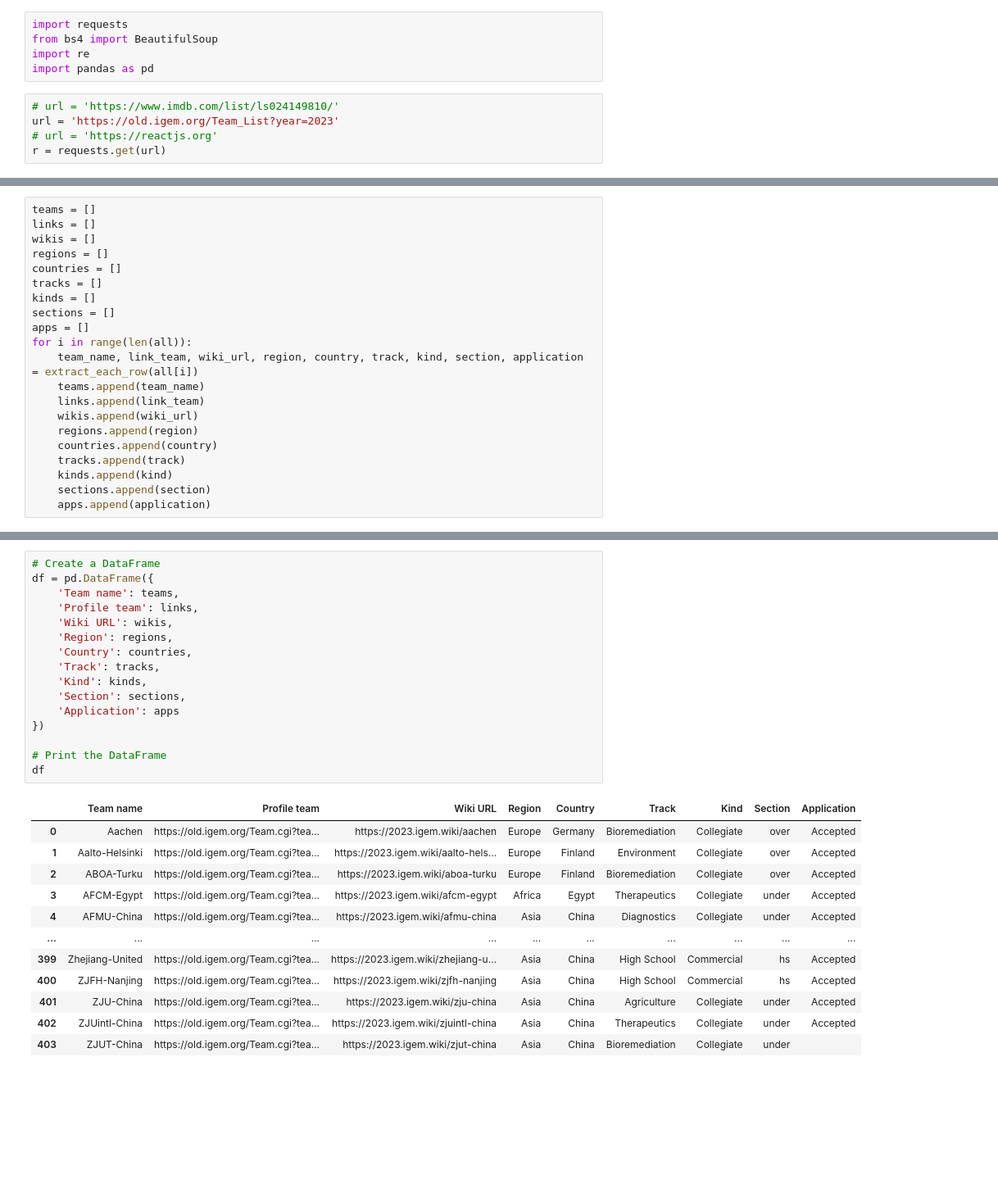
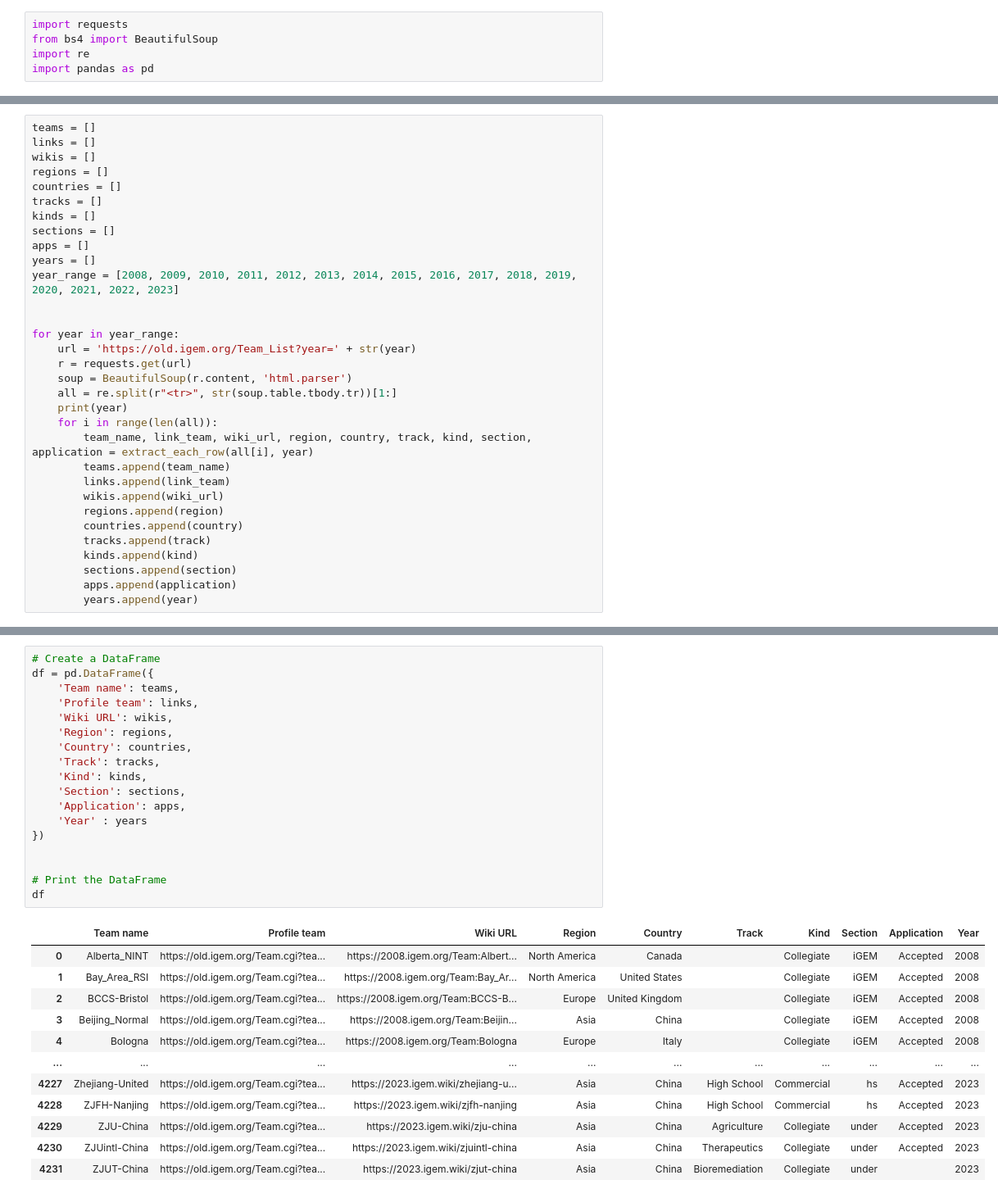
Before and after one commit to kaylaque/project-discovery-dashboard, a Jupyter notebook: scrap.ipynb, the cells around one changed output, grey strips where cells are left out. Shown at 82% size. Drawn from its saved outputs; the diff is of its cells as text; blank space fills up the shorter version.

```diff
--- a/scrap.ipynb
+++ b/scrap.ipynb
@@ -3,8 +3,3 @@ import requests
 from bs4 import BeautifulSoup
 import re
 import pandas as pd
-# %%
-# url = 'https://www.imdb.com/list/ls024149810/'
-url = 'https://old.igem.org/Team_List?year=2023'
-# url = 'https://reactjs.org'
-r = requests.get(url)
@@ -51,14 +70,25 @@ tracks = []
 kinds = []
 sections = []
 apps = []
-for i in range(len(all)):
-    team_name, link_team, wiki_url, region, country, track, kind, section, application = extract_each_row(all[i])
-    teams.append(team_name)
-    links.append(link_team)
-    wikis.append(wiki_url)
-    regions.append(region)
-    countries.append(country)
-    tracks.append(track)
-    kinds.append(kind)
-    sections.append(section)
-    apps.append(application)
+years = []
+year_range = [2008, 2009, 2010, 2011, 2012, 2013, 2014, 2015, 2016, 2017, 2018, 2019, 2020, 2021, 2022, 2023]
+
+
+for year in year_range:
+    url = 'https://old.igem.org/Team_List?year=' + str(year)
+    r = requests.get(url)
+    soup = BeautifulSoup(r.content, 'html.parser')
+    all = re.split(r"<tr>", str(soup.table.tbody.tr))[1:]
+    print(year)
+    for i in range(len(all)):
+        team_name, link_team, wiki_url, region, country, track, kind, section, application = extract_each_row(all[i], year)
+        teams.append(team_name)
+        links.append(link_team)
+        wikis.append(wiki_url)
+        regions.append(region)
+        countries.append(country)
+        tracks.append(track)
+        kinds.append(kind)
+        sections.append(section)
+        apps.append(application)
+        years.append(year)
@@ -65,29 +112,31 @@ for i in range(len(all)):
 # %%
 # Create a DataFrame
 df = pd.DataFrame({
     'Team name': teams,
     'Profile team': links,
     'Wiki URL': wikis,
     'Region': regions,
     'Country': countries,
     'Track': tracks,
     'Kind': kinds,
     'Section': sections,
-    'Application': apps
+    'Application': apps,
+    'Year' : years
 })
+
 
 # Print the DataFrame
 df
 # %% [output]
-|  | Team name | Profile team | Wiki URL | Region | Country | Track | Kind | Section | Application |
-| 0 | Aachen | https://old.igem.org/Team.cgi?tea... | https://2023.igem.wiki/aachen | Europe | Germany | Bioremediation | Collegiate | over | Accepted |
-| 1 | Aalto-Helsinki | https://old.igem.org/Team.cgi?tea... | https://2023.igem.wiki/aalto-hels... | Europe | Finland | Environment | Collegiate | over | Accepted |
-| 2 | ABOA-Turku | https://old.igem.org/Team.cgi?tea... | https://2023.igem.wiki/aboa-turku | Europe | Finland | Bioremediation | Collegiate | over | Accepted |
-| 3 | AFCM-Egypt | https://old.igem.org/Team.cgi?tea... | https://2023.igem.wiki/afcm-egypt | Africa | Egypt | Therapeutics | Collegiate | under | Accepted |
-| 4 | AFMU-China | https://old.igem.org/Team.cgi?tea... | https://2023.igem.wiki/afmu-china | Asia | China | Diagnostics | Collegiate | under | Accepted |
-| ... | ... | ... | ... | ... | ... | ... | ... | ... | ... |
-| 399 | Zhejiang-United | https://old.igem.org/Team.cgi?tea... | https://2023.igem.wiki/zhejiang-u... | Asia | China | High School | Commercial | hs | Accepted |
-| 400 | ZJFH-Nanjing | https://old.igem.org/Team.cgi?tea... | https://2023.igem.wiki/zjfh-nanjing | Asia | China | High School | Commercial | hs | Accepted |
-| 401 | ZJU-China | https://old.igem.org/Team.cgi?tea... | https://2023.igem.wiki/zju-china | Asia | China | Agriculture | Collegiate | under | Accepted |
-| 402 | ZJUintl-China | https://old.igem.org/Team.cgi?tea... | https://2023.igem.wiki/zjuintl-china | Asia | China | Therapeutics | Collegiate | under | Accepted |
-| 403 | ZJUT-China | https://old.igem.org/Team.cgi?tea... | https://2023.igem.wiki/zjut-china | Asia | China | Bioremediation | Collegiate | under |  |
+|  | Team name | Profile team | Wiki URL | Region | Country | Track | Kind | Section | Application | Year |
+| 0 | Alberta_NINT | https://old.igem.org/Team.cgi?tea... | https://2008.igem.org/Team:Albert... | North America | Canada |  | Collegiate | iGEM | Accepted | 2008 |
+| 1 | Bay_Area_RSI | https://old.igem.org/Team.cgi?tea... | https://2008.igem.org/Team:Bay_Ar... | North America | United States |  | Collegiate | iGEM | Accepted | 2008 |
+| 2 | BCCS-Bristol | https://old.igem.org/Team.cgi?tea... | https://2008.igem.org/Team:BCCS-B... | Europe | United Kingdom |  | Collegiate | iGEM | Accepted | 2008 |
+| 3 | Beijing_Normal | https://old.igem.org/Team.cgi?tea... | https://2008.igem.org/Team:Beijin... | Asia | China |  | Collegiate | iGEM | Accepted | 2008 |
+| 4 | Bologna | https://old.igem.org/Team.cgi?tea... | https://2008.igem.org/Team:Bologna | Europe | Italy |  | Collegiate | iGEM | Accepted | 2008 |
+| ... | ... | ... | ... | ... | ... | ... | ... | ... | ... | ... |
+| 4227 | Zhejiang-United | https://old.igem.org/Team.cgi?tea... | https://2023.igem.wiki/zhejiang-u... | Asia | China | High School | Commercial | hs | Accepted | 2023 |
+| 4228 | ZJFH-Nanjing | https://old.igem.org/Team.cgi?tea... | https://2023.igem.wiki/zjfh-nanjing | Asia | China | High School | Commercial | hs | Accepted | 2023 |
+| 4229 | ZJU-China | https://old.igem.org/Team.cgi?tea... | https://2023.igem.wiki/zju-china | Asia | China | Agriculture | Collegiate | under | Accepted | 2023 |
+| 4230 | ZJUintl-China | https://old.igem.org/Team.cgi?tea... | https://2023.igem.wiki/zjuintl-china | Asia | China | Therapeutics | Collegiate | under | Accepted | 2023 |
+| 4231 | ZJUT-China | https://old.igem.org/Team.cgi?tea... | https://2023.igem.wiki/zjut-china | Asia | China | Bioremediation | Collegiate | under |  | 2023 |
```
Also changed, not shown: parts of 16 cells of this notebook, 1 other file.
